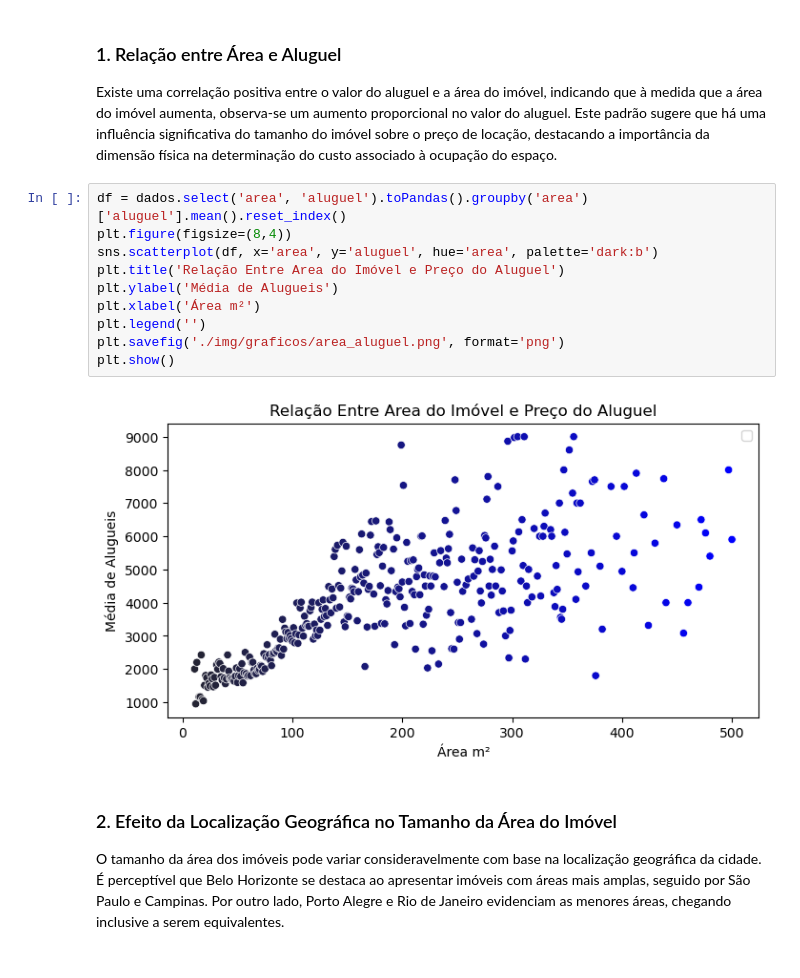
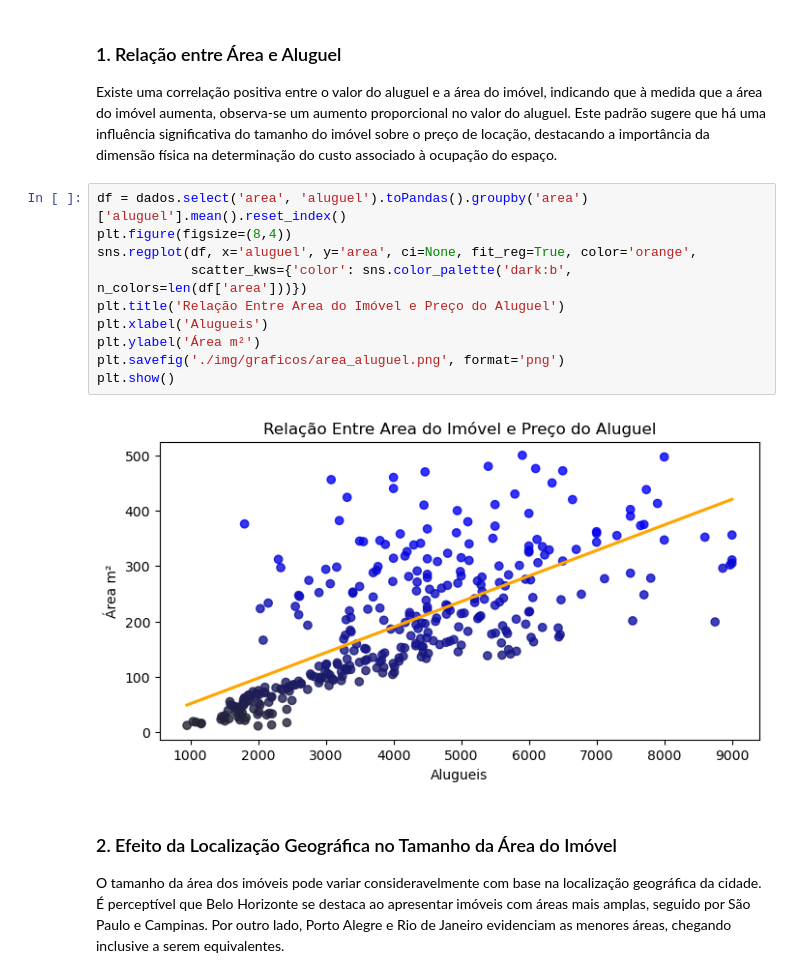
Before and after one commit to alves05/Analise_Previsao_Aluguel_Brasil, a Jupyter notebook: Analise_Previsao_Aluguel_Brasil.ipynb, the cells around one changed output. Cells and saved outputs as stored; diff of their text form.

```diff
--- a/Analise_Previsao_Aluguel_Brasil.ipynb
+++ b/Analise_Previsao_Aluguel_Brasil.ipynb
@@ -357,15 +373,15 @@ Existe uma correlação positiva entre o valor do aluguel e a área do imóvel,
 # %%
 df = dados.select('area', 'aluguel').toPandas().groupby('area')['aluguel'].mean().reset_index()
 plt.figure(figsize=(8,4))
-sns.scatterplot(df, x='area', y='aluguel', hue='area', palette='dark:b')
+sns.regplot(df, x='aluguel', y='area', ci=None, fit_reg=True, color='orange',
+            scatter_kws={'color': sns.color_palette('dark:b', n_colors=len(df['area']))})
 plt.title('Relação Entre Area do Imóvel e Preço do Aluguel')
-plt.ylabel('Média de Alugueis')
-plt.xlabel('Área m²')
-plt.legend('')
+plt.xlabel('Alugueis')
+plt.ylabel('Área m²')
 plt.savefig('./img/graficos/area_aluguel.png', format='png')
 plt.show()
 # %% [output]
-[figure, old version]
+[figure, new version]
 # %% [markdown]
 <h3>2. Efeito da Localização Geográfica no Tamanho da Área do Imóvel</h3>
 
```
Also changed, not shown: parts of 37 cells of this notebook, 6 other files.
